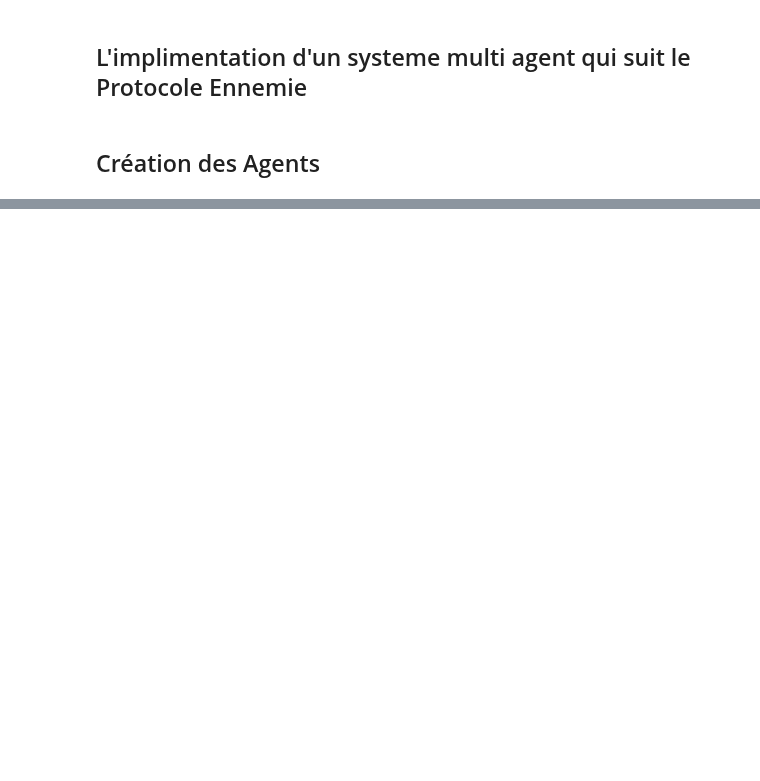
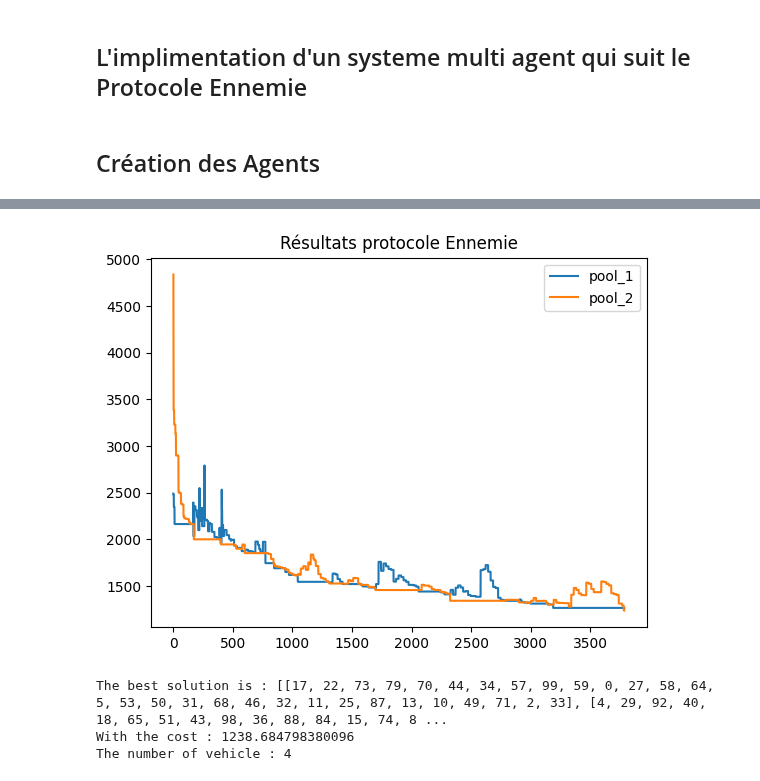
Before and after one commit to Centrale-Project/ICO_Project, a Jupyter notebook: protocole_enemie.ipynb, the cells around one changed output, grey strips where cells are left out. Saved outputs shown, nothing was run; the diff lists cells and outputs as text; code cells hidden in the pictures; blank space fills up the shorter version.

Commit message:
add sma with enemy protocole

```diff
--- a/protocole_enemie.ipynb
+++ b/protocole_enemie.ipynb
@@ -133,8 +133,8 @@ def compute_2(model):
     return model.resultats['equipe2']
 # %%
 ## Les paramètres des Algorithmes
-num_clients = 25
-parameters = {'rs' : {'temperature_initiale' : 1  , 'temperature_finale' : 1e-6 } , 'tabou' : {'taille_tabou' : nombre_client , 'max_iterations' : 100 , 'n_voisin' : 2} , 'genetic'  : {'taux_mutation' : 0.5 ,'max_iterations' : 10 }}
+num_clients = 100
+parameters = {'rs' : {'temperature_initiale' : 1  , 'temperature_finale' : 1e-8 } , 'tabou' : {'taille_tabou' : nombre_client , 'max_iterations' : 100 , 'n_voisin' : 2} , 'genetic'  : {'taux_mutation' : 0.2 ,'max_iterations' : 150 }}
 # %%
 class SMA_ENNEMIE(mesa.Model):
 
@@ -149,45 +149,44 @@ class SMA_ENNEMIE(mesa.Model):
         self.resultats = {}
 
         # Instanciation des agents
-        self.optimazers = {'equipe1' : [Recuit_sem(self,parameters['rs'],'pool1'), Genetic(self,parameters['genetic'],'pool1')], 'equipe2' : [Tabou(self,parameters['tabou'],'pool2'), Genetic(self,parameters['genetic'],'pool2')] }
+        self.optimazers = {'equipe1' : [Recuit_sem(self,parameters['rs'],'pool1'), Genetic(self,parameters['genetic'],'pool1'),Tabou(self,parameters['tabou'],'pool1')], 'equipe2' : [Tabou(self,parameters['tabou'],'pool2'), Genetic(self,parameters['genetic'],'pool2'),Recuit_sem(self,parameters['rs'],'pool2')] }
         self.schedule1.add(self.optimazers['equipe1'][0])
+        #self.schedule1.add(self.optimazers['equipe1'][2])
         self.schedule2.add(self.optimazers['equipe2'][0])
+        #self.schedule2.add(self.optimazers['equipe2'][2])
+
+        ## Récuperer à chaque step la meilleur solution dans le Pool et son cout
+        self.datacollector = mesa.DataCollector(
+            model_reporters={"pool_1": compute_cout_pool1 , "pool_2": compute_cout_pool2 } )
 
 
-        ## Récuperer à chaque step la meilleur solution dans le Pool et son cout
-        self.datacollector1 = mesa.DataCollector(
-            model_reporters={"pool_1": compute_cout_pool1  } )
 
-        self.datacollector2 = mesa.DataCollector(
-            model_reporters={"pool_2": compute_cout_pool2 } )
 
 
     def step1(self):
 
-
         self.schedule1.step()
         self.resultats['equipe1'] = compute_cout_pool1(self)
-        self.datacollector1.collect(self)
-
+        self.datacollector.collect(self)
 
     def step2(self):
 
         self.schedule2.step()
         self.resultats['equipe2'] = compute_cout_pool2(self)
-        self.datacollector2.collect(self)
+        self.datacollector.collect(self)
 # %%
 ## Création du Pool
 POOL = {}
 Pool = []
 list_client_initial = [i for i in range(num_clients)]
-for j in range(2):
+for j in range(6):
     x  = copy.deepcopy(list_client_initial)
     random.shuffle(x)
     Pool.append(x)
     POOL['pool1'] = Pool
 
 Pool = []
-for j in range(2):
+for j in range(6):
     x  = copy.deepcopy(list_client_initial)
     random.shuffle(x)
     Pool.append(x)
@@ -254,0 +283,13 @@ KeyboardInterrupt:
+# %%
+sma_env.datacollector.get_model_vars_dataframe().plot(title='Résultats protocole Ennemie')
+plt.savefig('Protocole_ennemie')
+# %% [output]
+[figure, added]
+# %%
+print('The best solution is :' ,get_route_version2(get_solution_from_sma(sma_env),time_window,Q))
+print('With the cost :' , cout(get_route_version2(get_solution_from_sma(sma_env),time_window,Q)))
+print('The number of vehicle :' ,len(get_route_version2(get_solution_from_sma(sma_env),time_window,Q)))
+# %% [output]
+The best solution is : [[17, 22, 73, 79, 70, 44, 34, 57, 99, 59, 0, 27, 58, 64, 5, 53, 50, 31, 68, 46, 32, 11, 25, 87, 13, 10, 49, 71, 2, 33], [4, 29, 92, 40, 18, 65, 51, 43, 98, 36, 88, 84, 15, 74, 8 ...
+With the cost : 1238.684798380096
+The number of vehicle : 4
```
Also changed, not shown: parts of 6 cells of this notebook, 3 other files.
